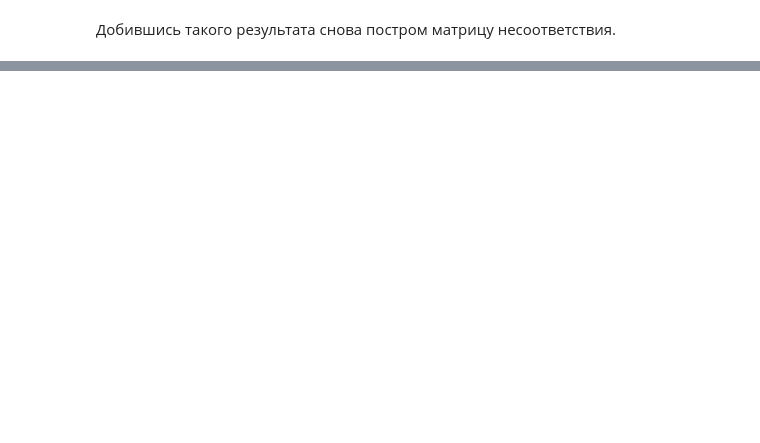
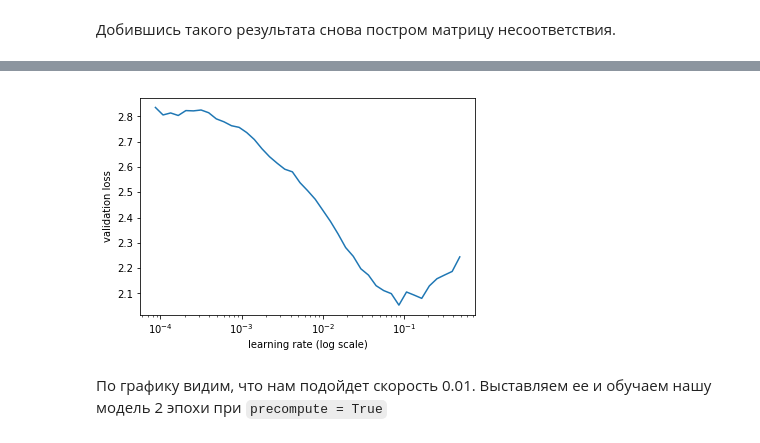
Before and after one commit to morememes/homework, a Jupyter notebook: knn.ipynb, the cells around one changed output, grey strips where cells are left out. Saved outputs shown, nothing was run; the diff lists cells and outputs as text; code cells hidden in the pictures; blank space fills up the shorter version.

```diff
--- a/knn.ipynb
+++ b/knn.ipynb
@@ -197,0 +250,4 @@ OrderedDict([('cm', Predicted   0   1   2   3   4   5   6   7   8   9  __all__
+# %%
+train = (x_train, y_train)
+val = (x_val, y_val)
+test = (x_test, y_test)
@@ -197,0 +256,6 @@ OrderedDict([('cm', Predicted   0   1   2   3   4   5   6   7   8   9  __all__
+# %%
+arch = resnet34
+# %%
+dataSet = ImageClassifierData.from_arrays(PATH, train, val, test = x_test, bs=16)
+# %%
+learn = ConvLearner.pretrained(arch, dataSet, precompute=True)
@@ -197,0 +268,6 @@ OrderedDict([('cm', Predicted   0   1   2   3   4   5   6   7   8   9  __all__
+# %%
+learn.sched.plot()
+# %% [output]
+[figure, added]
+# %% [markdown]
+По графику видим, что нам подойдет скорость 0.01. Выставляем ее и обучаем нашу модель 2 эпохи при `precompute = True`
```
Also changed, not shown: parts of 41 cells of this notebook.
